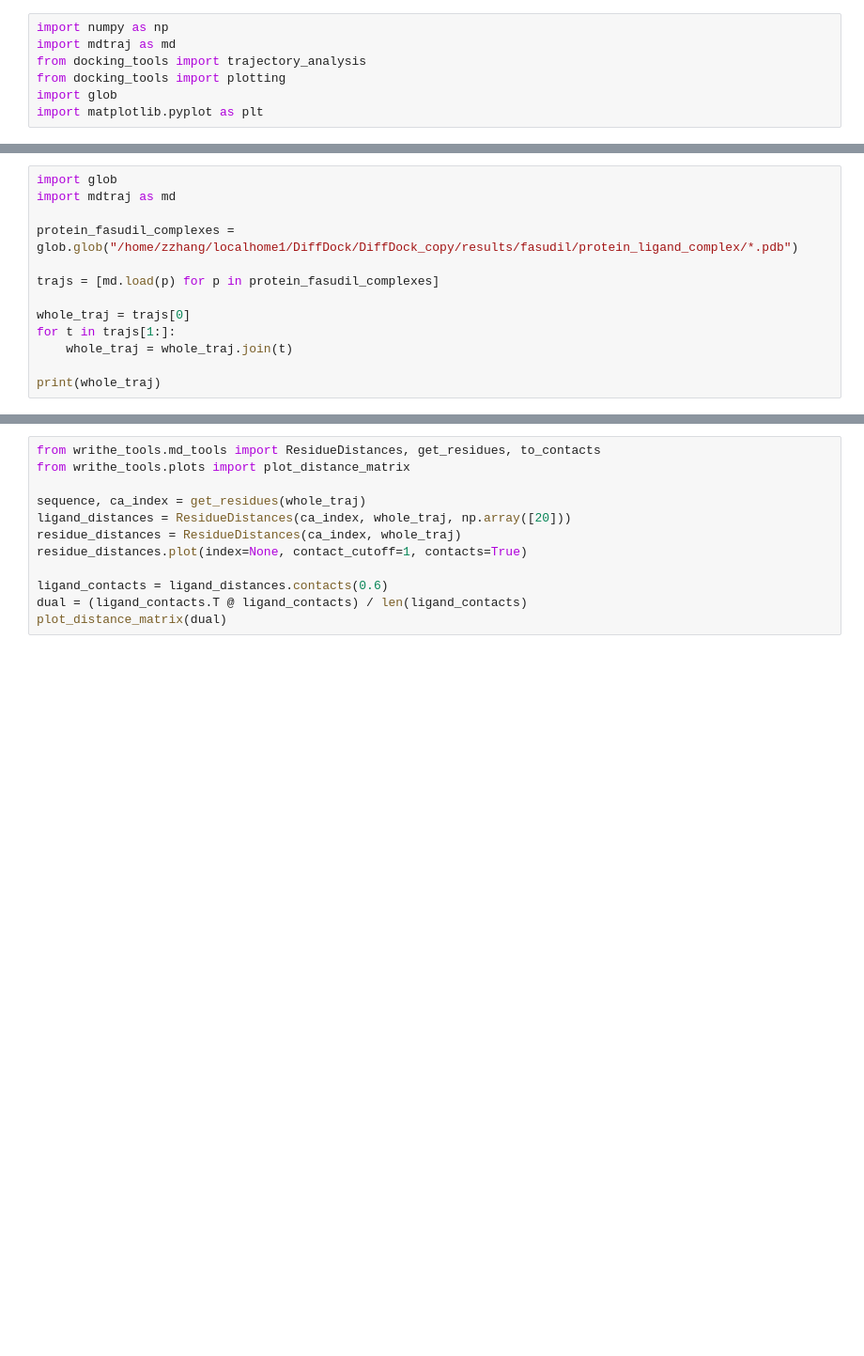
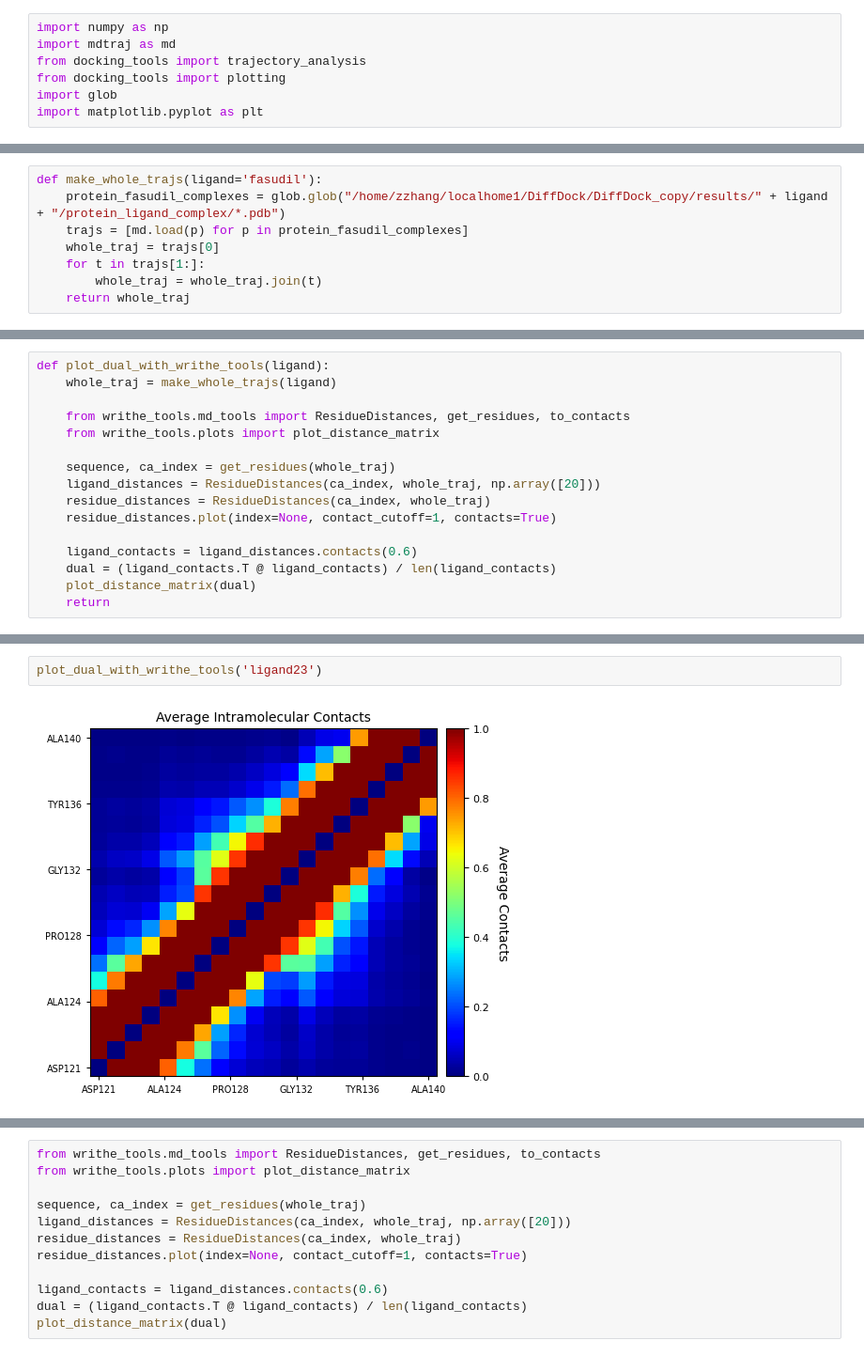
Before and after one commit to LuciaZ/diffdock_test, a Jupyter notebook: DiffDock_L_analysis.ipynb, the cells around one changed output, grey strips where cells are left out. Shown: that part at 94% size. Cells and saved outputs as stored; diff of their text form; blank space fills up the shorter version.

```diff
--- a/DiffDock_L_analysis.ipynb
+++ b/DiffDock_L_analysis.ipynb
@@ -8,13 +13,8 @@ import matplotlib.pyplot as plt
 # %%
-import glob
-import mdtraj as md
-
-protein_fasudil_complexes = glob.glob("/home/zzhang/localhome1/DiffDock/DiffDock_copy/results/fasudil/protein_ligand_complex/*.pdb")
-
-trajs = [md.load(p) for p in protein_fasudil_complexes]
-
-whole_traj = trajs[0]
-for t in trajs[1:]:
-    whole_traj = whole_traj.join(t)
-
-print(whole_traj)
+def make_whole_trajs(ligand='fasudil'):
+    protein_fasudil_complexes = glob.glob("/home/zzhang/localhome1/DiffDock/DiffDock_copy/results/" + ligand + "/protein_ligand_complex/*.pdb")
+    trajs = [md.load(p) for p in protein_fasudil_complexes]
+    whole_traj = trajs[0]
+    for t in trajs[1:]:
+        whole_traj = whole_traj.join(t)
+    return whole_traj
@@ -114,0 +112,16 @@ plt.show()
+# %%
+def plot_dual_with_writhe_tools(ligand):
+    whole_traj = make_whole_trajs(ligand)
+
+    from writhe_tools.md_tools import ResidueDistances, get_residues, to_contacts
+    from writhe_tools.plots import plot_distance_matrix
+
+    sequence, ca_index = get_residues(whole_traj)
+    ligand_distances = ResidueDistances(ca_index, whole_traj, np.array([20]))
+    residue_distances = ResidueDistances(ca_index, whole_traj)
+    residue_distances.plot(index=None, contact_cutoff=1, contacts=True)
+
+    ligand_contacts = ligand_distances.contacts(0.6)
+    dual = (ligand_contacts.T @ ligand_contacts) / len(ligand_contacts)
+    plot_distance_matrix(dual)
+    return
@@ -114,0 +148,4 @@ plt.show()
+# %%
+plot_dual_with_writhe_tools('ligand23')
+# %% [output]
+[figure, added]
```
Also changed, not shown: parts of 20 cells of this notebook.
